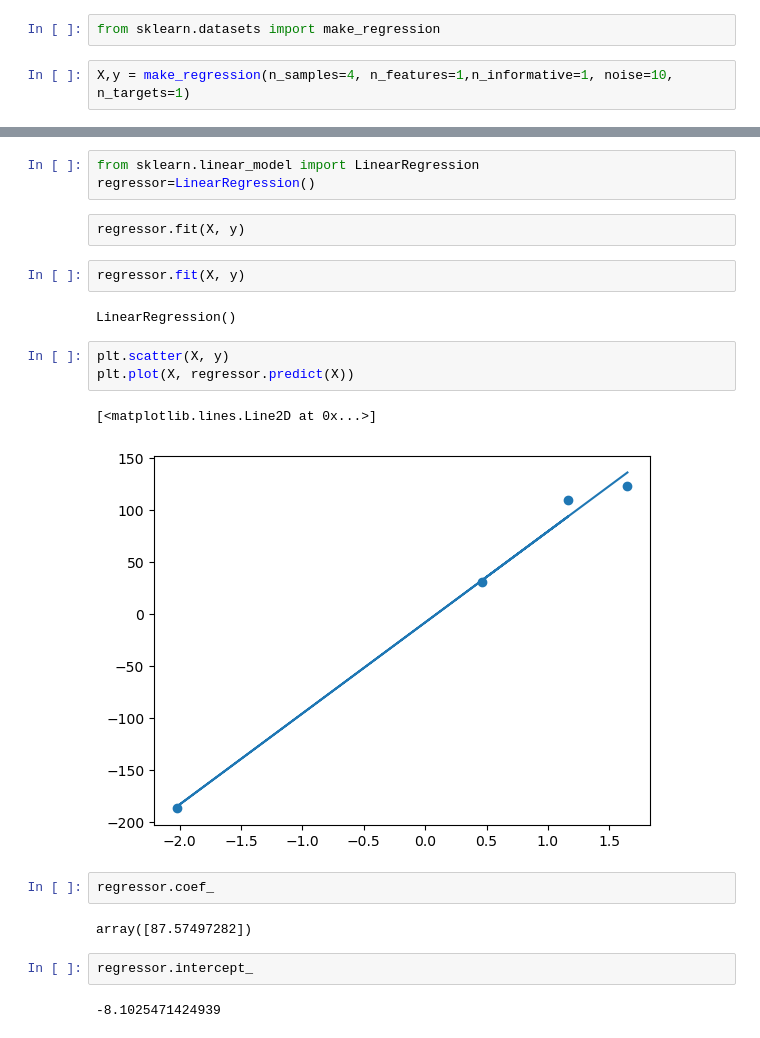
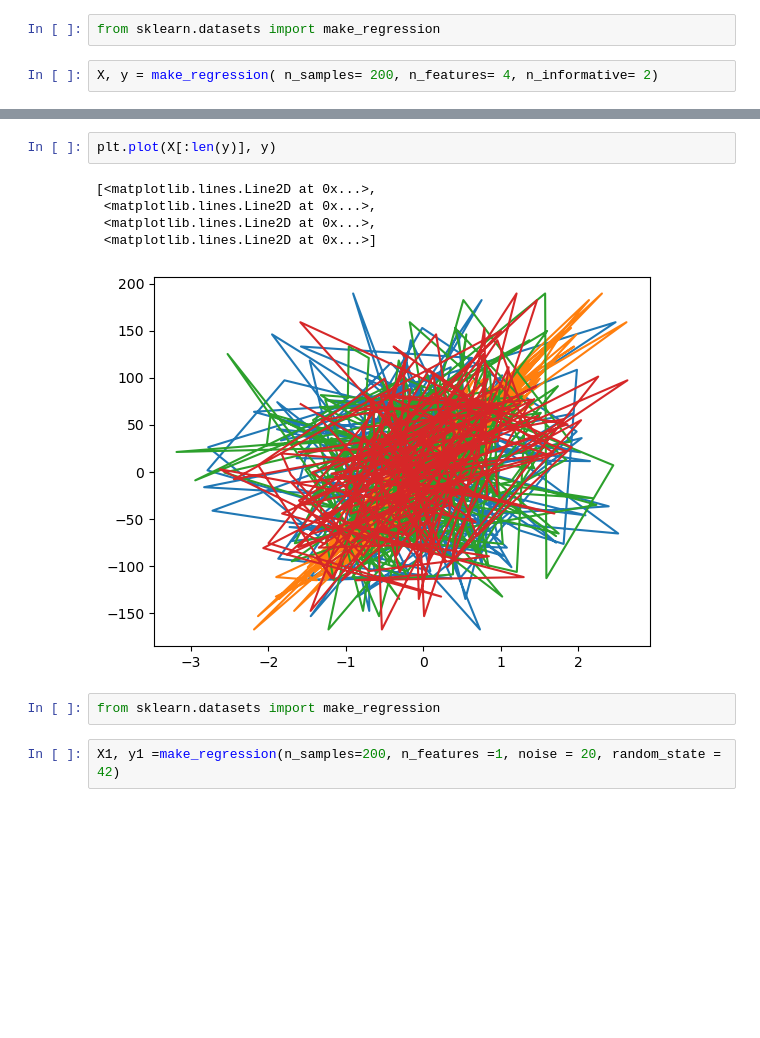
Before and after one commit to SahashRaee/Machine_Learning_Notebooks, a Jupyter notebook: Untitled.ipynb, the cells around one changed output, grey strips where cells are left out. Saved outputs shown, nothing was run; the diff lists cells and outputs as text; blank space fills up the shorter version.

```diff
--- a/Untitled.ipynb
+++ b/Untitled.ipynb
@@ -5,7 +1,7 @@ import matplotlib.pyplot as plt
 # %%
 from sklearn.datasets import make_regression
 # %%
-X,y = make_regression(n_samples=4, n_features=1,n_informative=1, noise=10, n_targets=1)
+X, y = make_regression( n_samples= 200, n_features= 4, n_informative= 2)
 # %%
 X, y
 # %% [output]
@@ -33,23 +35,12 @@ plt.scatter(X, y)
+# %%
+plt.plot(X[:len(y)], y)
+# %% [output]
+[<matplotlib.lines.Line2D at 0x...>,
+ <matplotlib.lines.Line2D at 0x...>,
+ <matplotlib.lines.Line2D at 0x...>,
+ <matplotlib.lines.Line2D at 0x...>]
+[figure, added]
 # %%
-from sklearn.linear_model import LinearRegression
-regressor=LinearRegression()
+from sklearn.datasets import make_regression
-# %% [raw]
-regressor.fit(X, y)
-# %%
-regressor.fit(X, y)
-# %% [output]
-LinearRegression()
-# %%
-plt.scatter(X, y)
-plt.plot(X, regressor.predict(X))
-# %% [output]
-[<matplotlib.lines.Line2D at 0x...>]
-[figure, removed]
-# %%
-regressor.coef_
-# %% [output]
-array([87.57497282])
-# %%
-regressor.intercept_
-# %% [output]
--8.1025471424939
+# %%
+X1, y1 =make_regression(n_samples=200, n_features =1, noise = 20, random_state = 42)
```
Also changed, not shown: parts of 20 cells of this notebook, 3 other files.
